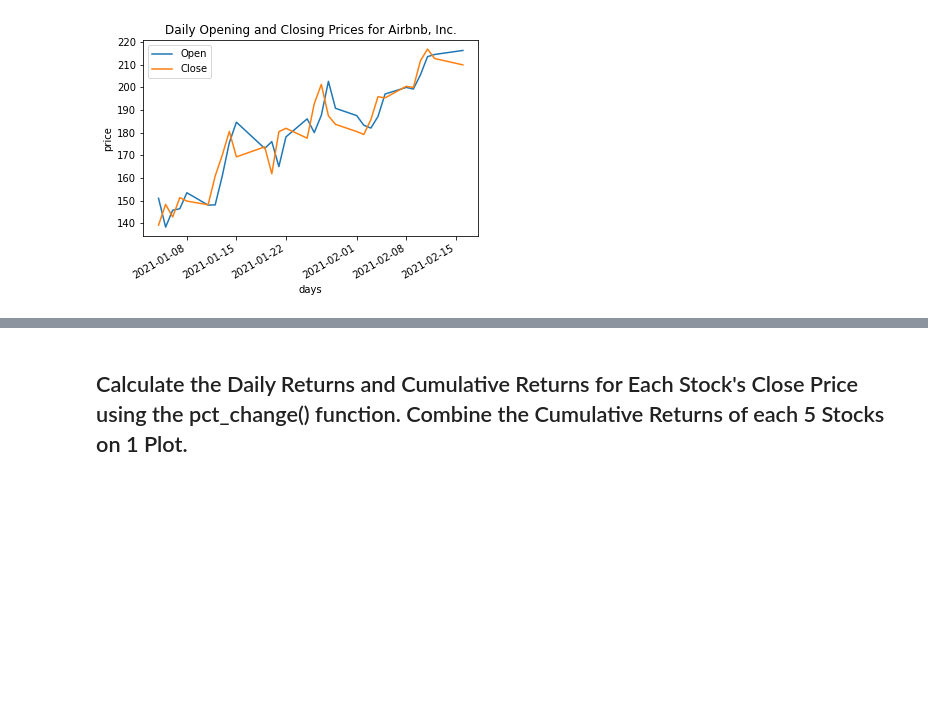
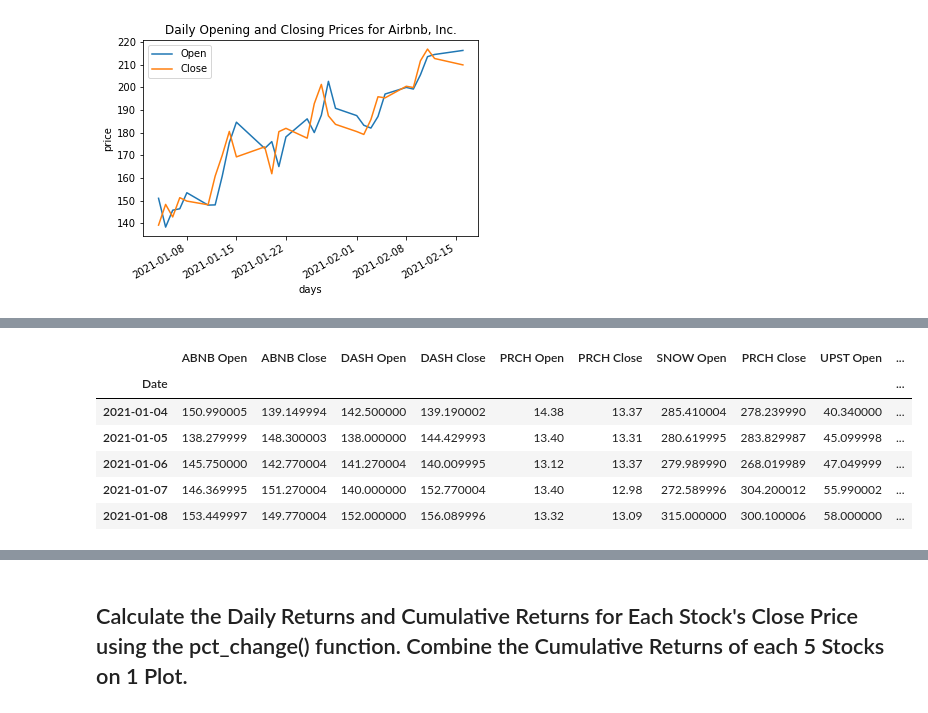
Before and after one commit to mikehoo92/IPOArbitrage, a Jupyter notebook: Stock_Data_Analysis.ipynb, the cells around one changed output, grey strips where cells are left out. Cells and saved outputs as stored; diff of their text form; code cells hidden in the pictures; blank space fills up the shorter version.

```diff
--- a/Stock_Data_Analysis.ipynb
+++ b/Stock_Data_Analysis.ipynb
@@ -197,19 +200,24 @@ upst_df.plot(ylabel="price", xlabel="days", title="Daily Opening and Closing Pri
 # %%
 # Combine opening and closing prices for each ticker
-#combined_df = pd.concat([abnb_df, dash_df, prch_df, snow_df, upst_df], axis="columns", join="inner")
+combined_df = pd.concat([abnb_df, dash_df, prch_df, snow_df, upst_df], axis="columns", join="inner")
 
 #combined_df = pd.concat([abnb_df, dash_df, prch_df, snow_df, upst_df], axis="columns", join="inner")
-#combined_df.columns = ['ABNB Open', 'ABNB Close', 'DASH Open', 'DASH Close', 'PRCH Open', 'PRCH Close', 'SNOW Open', 'PRCH Close', 'UPST Open', 'UPST Close']
-#combined_df.head()
+combined_df.columns = ['ABNB Open', 'ABNB Close', 'DASH Open', 'DASH Close', 'PRCH Open', 'PRCH Close', 'SNOW Open', 'PRCH Close', 'UPST Open', 'UPST Close']
+combined_df.head()
 
 # Sortting datetime index in ascending order
-#combined_df.sort_index()
-
-# Setting column names
-#combined_df.columns = ['ABNB', 'DASH', 'PRCH', 'SNOW', 'UPST']
+combined_df.sort_index()
 
 # Display a few rows
-#combined_df.head()
+combined_df.head()
+# %% [output]
+|  | ABNB Open | ABNB Close | DASH Open | DASH Close | PRCH Open | PRCH Close | SNOW Open | PRCH Close | UPST Open | ... |
+| Date |  |  |  |  |  |  |  |  |  | ... |
+| 2021-01-04 | 150.990005 | 139.149994 | 142.500000 | 139.190002 | 14.38 | 13.37 | 285.410004 | 278.239990 | 40.340000 | ... |
+| 2021-01-05 | 138.279999 | 148.300003 | 138.000000 | 144.429993 | 13.40 | 13.31 | 280.619995 | 283.829987 | 45.099998 | ... |
+| 2021-01-06 | 145.750000 | 142.770004 | 141.270004 | 140.009995 | 13.12 | 13.37 | 279.989990 | 268.019989 | 47.049999 | ... |
+| 2021-01-07 | 146.369995 | 151.270004 | 140.000000 | 152.770004 | 13.40 | 12.98 | 272.589996 | 304.200012 | 55.990002 | ... |
+| 2021-01-08 | 153.449997 | 149.770004 | 152.000000 | 156.089996 | 13.32 | 13.09 | 315.000000 | 300.100006 | 58.000000 | ... |
 # %%
 #using hvplot, hvplot.bar, hvplot.scatter for visualization
 # %%
```
Also changed, not shown: parts of 8 cells of this notebook.
